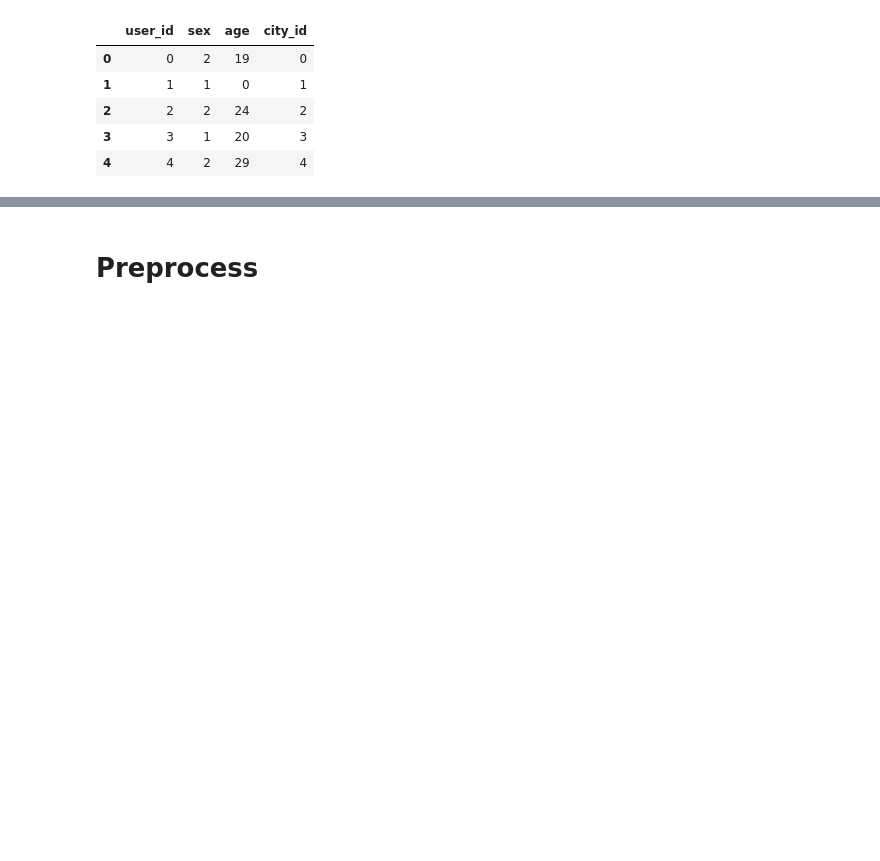
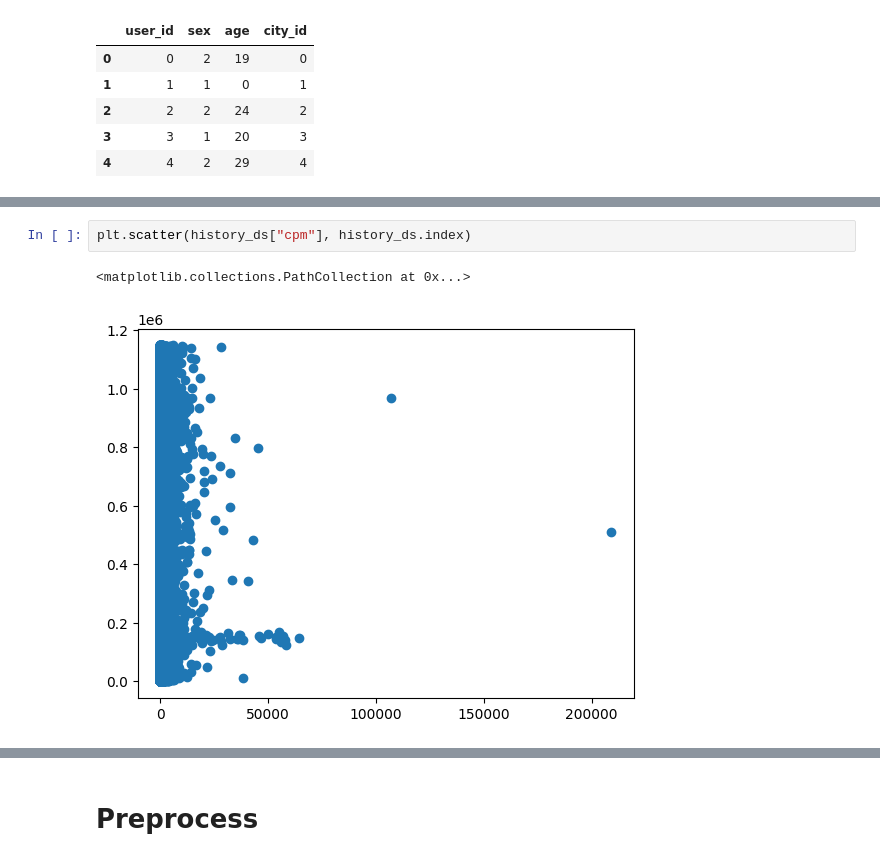
Before and after one commit to EgorChernov5/VILLKA, a Jupyter notebook: notebooks/preprocessing.ipynb, the cells around one changed output, grey strips where cells are left out. Cells and saved outputs as stored; diff of their text form; blank space fills up the shorter version.

```diff
--- a/notebooks/preprocessing.ipynb
+++ b/notebooks/preprocessing.ipynb
@@ -138,0 +195,5 @@ users_ds
+# %%
+plt.scatter(history_ds["cpm"], history_ds.index)
+# %% [output]
+<matplotlib.collections.PathCollection at 0x...>
+[figure, added]
```
Also changed, not shown: parts of 25 cells of this notebook.
